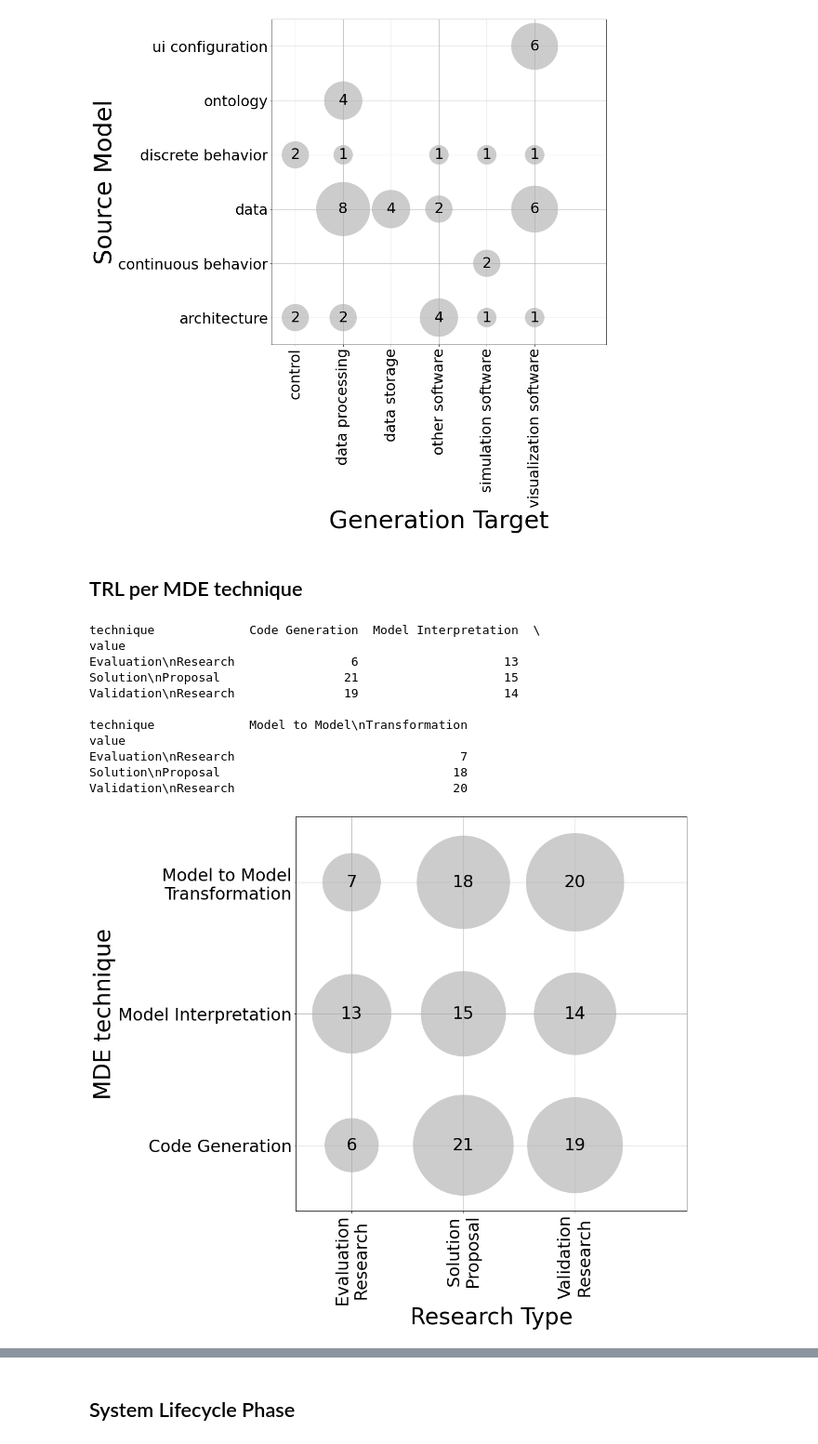
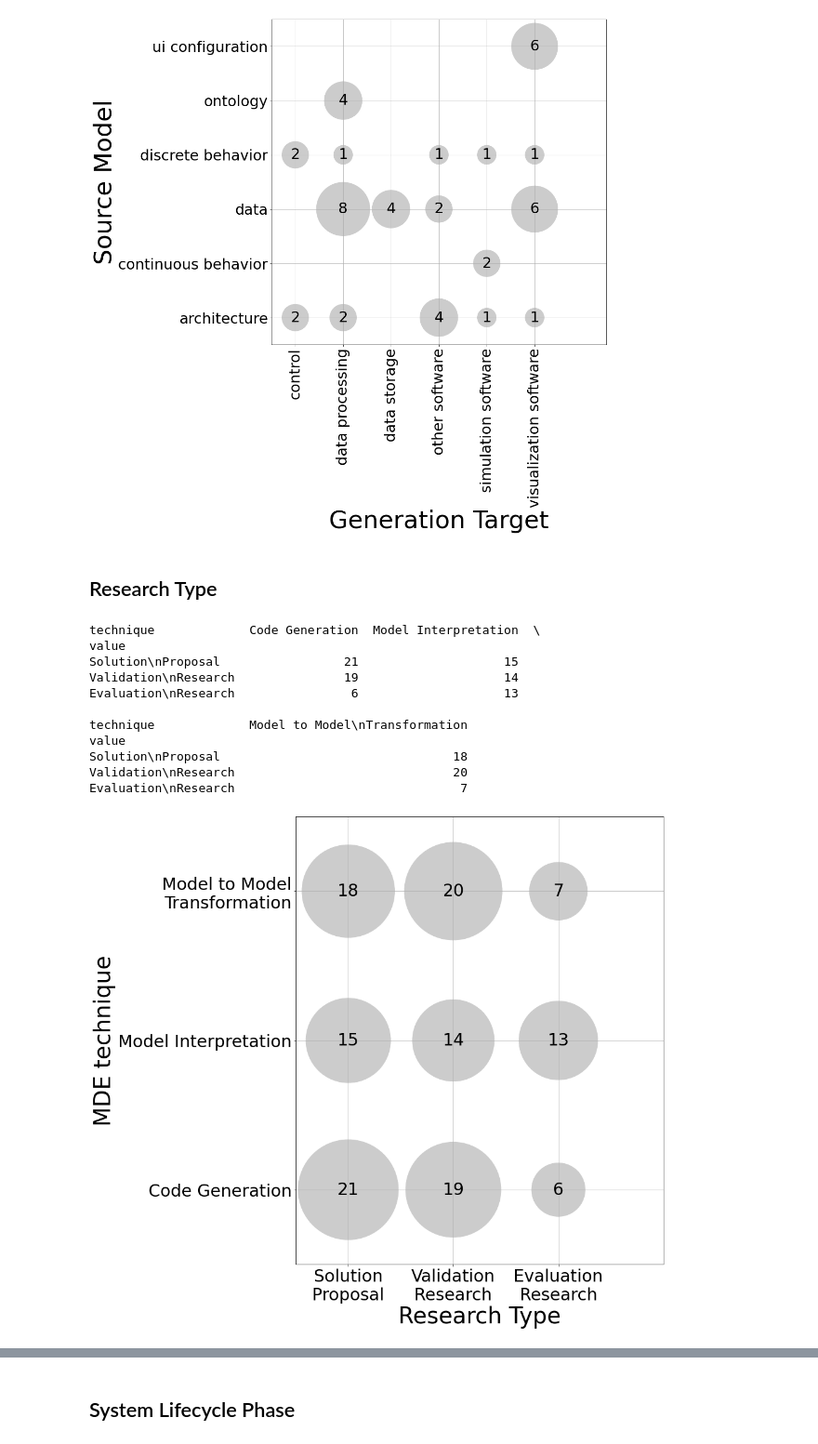
Before and after one commit to cdl-mint/mde4dts, a Jupyter notebook: scripts/scatterplots.ipynb, the cells around one changed output, grey strips where cells are left out. Shown at 93% size. Cells and saved outputs as stored; diff of their text form; code cells hidden in the pictures.

Commit message:
update figures

```diff
--- a/scripts/scatterplots.ipynb
+++ b/scripts/scatterplots.ipynb
@@ -42,8 +42,8 @@ destination_folder = './target/img/'
 fileformat = ".pdf"
 input_json = "./data/data_consolidated_semistructured.json"
 
-domains = ['Accommodation', 'Electricity', 'Manufacturing',
-       'Transportation and Storage']
+domains = ['F - Construction', 'D - Energy', 'C - Manufacturing',
+       'H - Transport']
 mdetches = ['Code\n Generation', 'Model\n Interpretation',
        'Model to Model\n Transformation']
 trls = ["Solution Proposal \n", "Validation Research \n", "Evaluation Research \n"]
@@ -412,31 +403,31 @@ plt.savefig(destination_folder + "mde_modeltotext_scatter.pdf")
 [figure]
 [figure]
 [figure]
-# %% [markdown]
-## TRL per MDE technique
+# %% [markdown]
+## Research Type
 # %%
 # MDE techniques per TRL
-trl_techniques_copy_scatter = trl_techniques_copy.transpose()
+trl_techniques_copy_scatter = trl_techniques_copy[["Solution\nProposal", "Validation\nResearch", "Evaluation\nResearch"]].transpose()
 trl_techniques_copy_scatter = trl_techniques_copy_scatter.rename(columns = {"Model to Model Transformation": "Model to Model\nTransformation"})
 print(trl_techniques_copy_scatter)
 plt.figure(figsize=(15,13))
 scatter_for_df(trl_techniques_copy_scatter)
 plt.ylabel("MDE technique", fontsize=40)
 plt.xlabel("Research Type", fontsize=40)
 plt.tight_layout()
 plt.xlim(0.5, 4)
 plt.ylim(0.5, 3.5)
 plt.savefig(destination_folder + "TRL_MDE_scatter" + ".pdf")
 # %% [output]
 technique             Code Generation  Model Interpretation  \
 value
-Evaluation\nResearch                6                    13
 Solution\nProposal                 21                    15
 Validation\nResearch               19                    14
+Evaluation\nResearch                6                    13
 
 technique             Model to Model\nTransformation
 value
-Evaluation\nResearch                               7
 Solution\nProposal                                18
 Validation\nResearch                              20
+Evaluation\nResearch                               7
-[figure, old version]
+[figure, new version]
```
Also changed, not shown: parts of 27 cells of this notebook, 9 other files.
